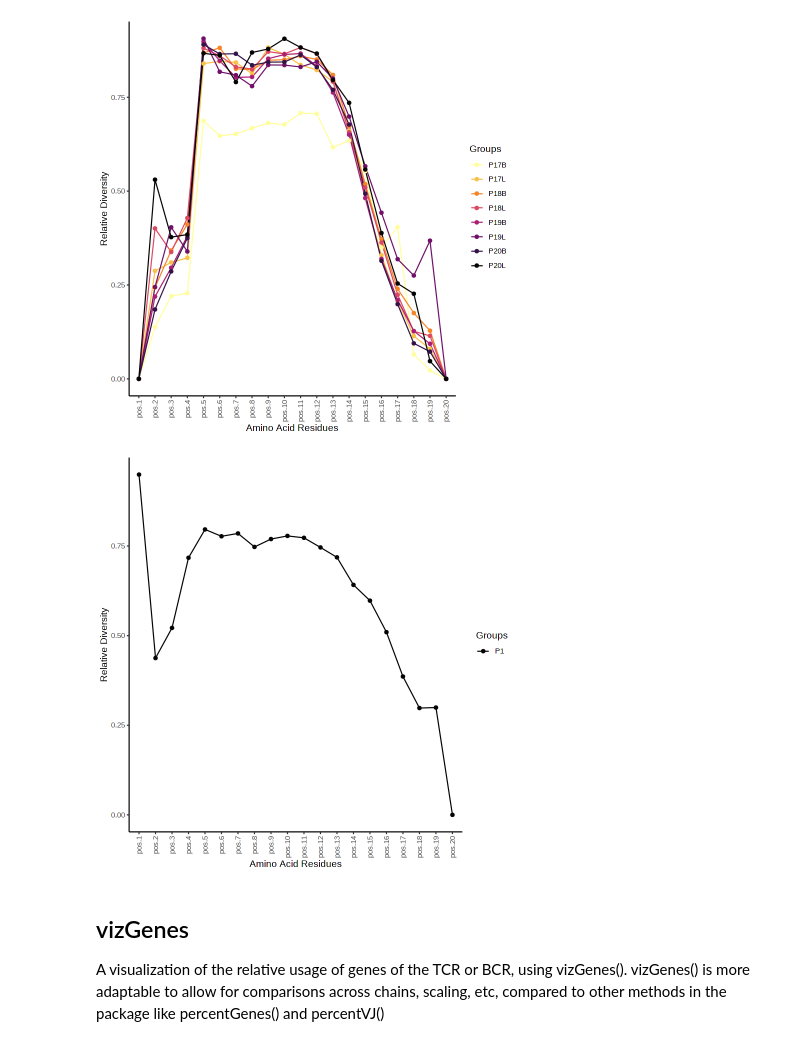
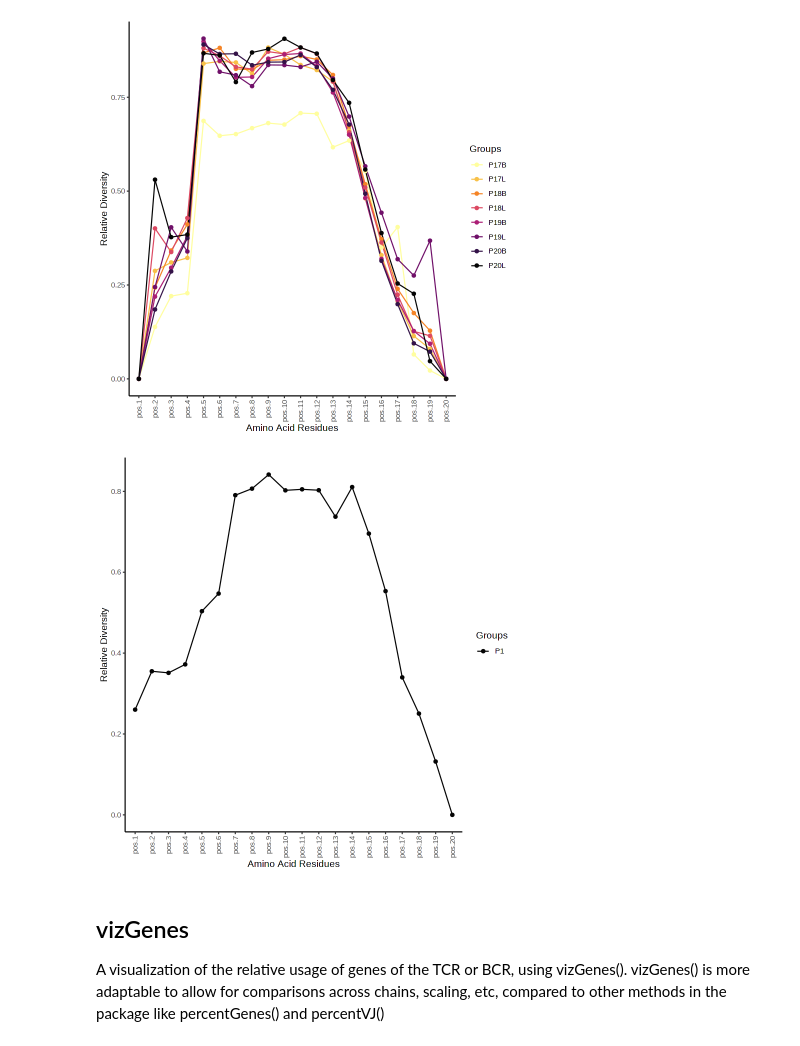
Before and after one commit to davidsebfischer/scRNAseq_workshop, a Jupyter notebook: notebooks/Module_06_part1_10x_BCR_analysis.ipynb, the cells around one changed output. Drawn from its saved outputs; the diff is of its cells as text; code cells hidden in the pictures.

```diff
--- a/notebooks/Module_06_part1_10x_BCR_analysis.ipynb
+++ b/notebooks/Module_06_part1_10x_BCR_analysis.ipynb
@@ -319,9 +303,9 @@ clonalQuant(combined.BCR,
 Another option here is to be able to define the visualization by data classes. Here, we used the combineTCR() list to define the Type variable as part of the naming structure. We can use the group.by to specifically use a column in the data set to organize the visualization.
 # %%
 #add the Type in which the samples were processed and sequenced.
-combined.BCR <- addVariable(combined.TCR,
+combined.TCR <- addVariable(combined.TCR,
                             variable.name = "Type",
                             variables = rep(c("B", "L"), 4))
 
-clonalQuant(combined.BCR, cloneCall = "gene", group.by = "Type", scale = TRUE)
+clonalQuant(combined.TCR, cloneCall = "gene", group.by = "Type", scale = TRUE)
 # %% [output]
@@ -457,10 +441,10 @@ positionalEntropy(combined.TCR,
 [figure]
 # %%
 positionalEntropy(combined.BCR,
-                  chain = "IGH",
+                  chain = "both",
                   aa.length = 20)
 # %% [output]
-[figure, old version]
+[figure, new version]
 # %% [markdown]
 ## vizGenes
 A visualization of the relative usage of genes of the TCR or BCR, using vizGenes(). vizGenes() is more adaptable to allow for comparisons across chains, scaling, etc, compared to other methods in the package like percentGenes() and percentVJ()
```
Also changed, not shown: parts of 10 cells of this notebook.
